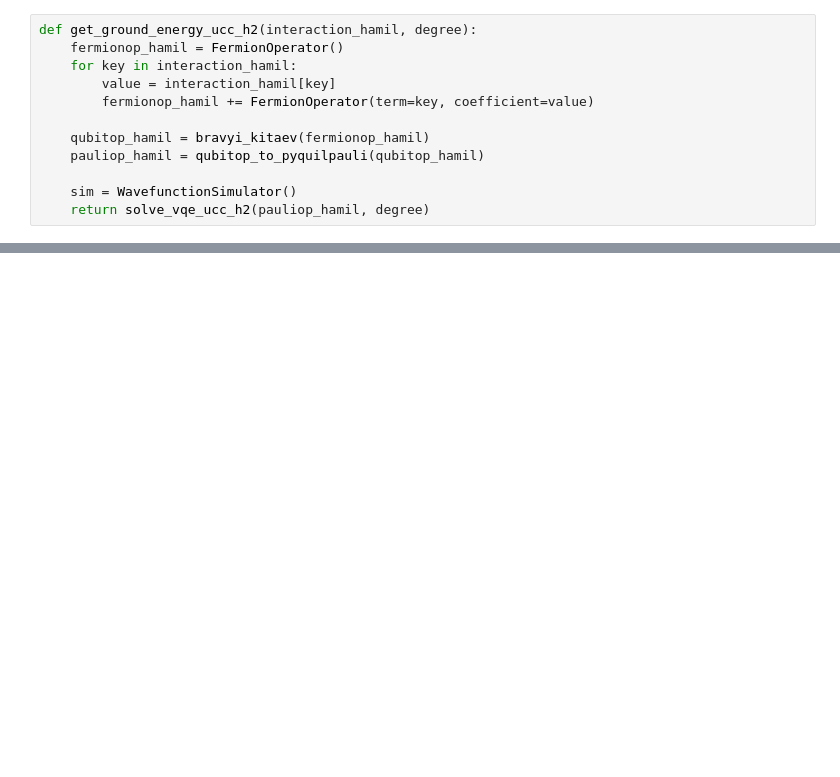
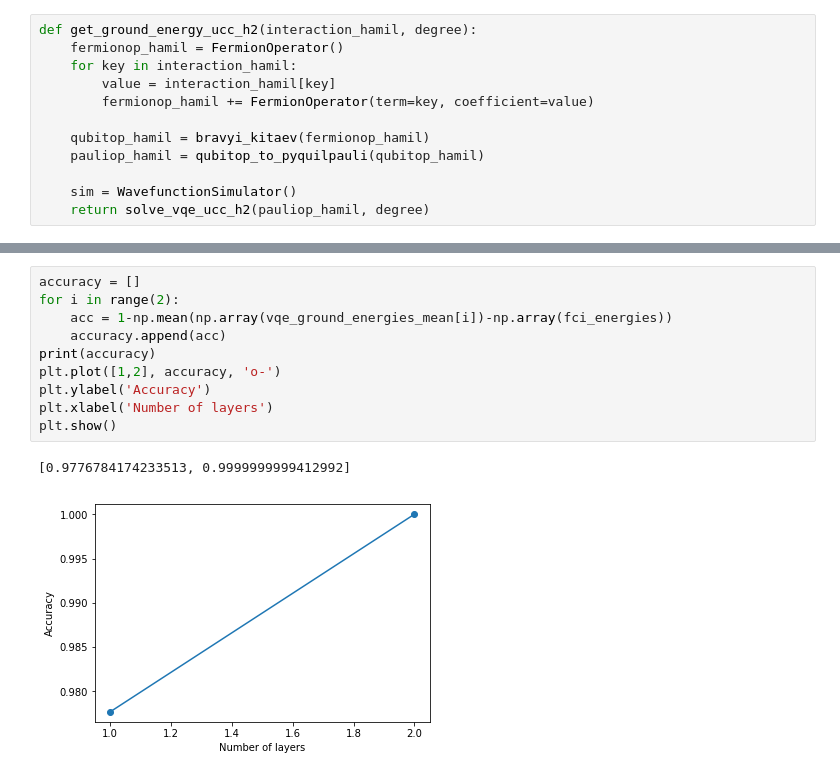
Before and after one commit to mingyu-kang/cs269q_openfermion, a Jupyter notebook: Hydrogen UCC.ipynb, the cells around one changed output, grey strips where cells are left out. Cells and saved outputs as stored; diff of their text form; blank space fills up the shorter version.

```diff
--- a/Hydrogen UCC.ipynb
+++ b/Hydrogen UCC.ipynb
@@ -187,0 +197,13 @@ print(np.mean(acc))
+# %%
+accuracy = []
+for i in range(2):
+    acc = 1-np.mean(np.array(vqe_ground_energies_mean[i])-np.array(fci_energies))
+    accuracy.append(acc)
+print(accuracy)
+plt.plot([1,2], accuracy, 'o-')
+plt.ylabel('Accuracy')
+plt.xlabel('Number of layers')
+plt.show()
+# %% [output]
+[0.9776784174233513, 0.9999999999412992]
+[figure, added]
```
Also changed, not shown: parts of 6 cells of this notebook, 4 other files.
